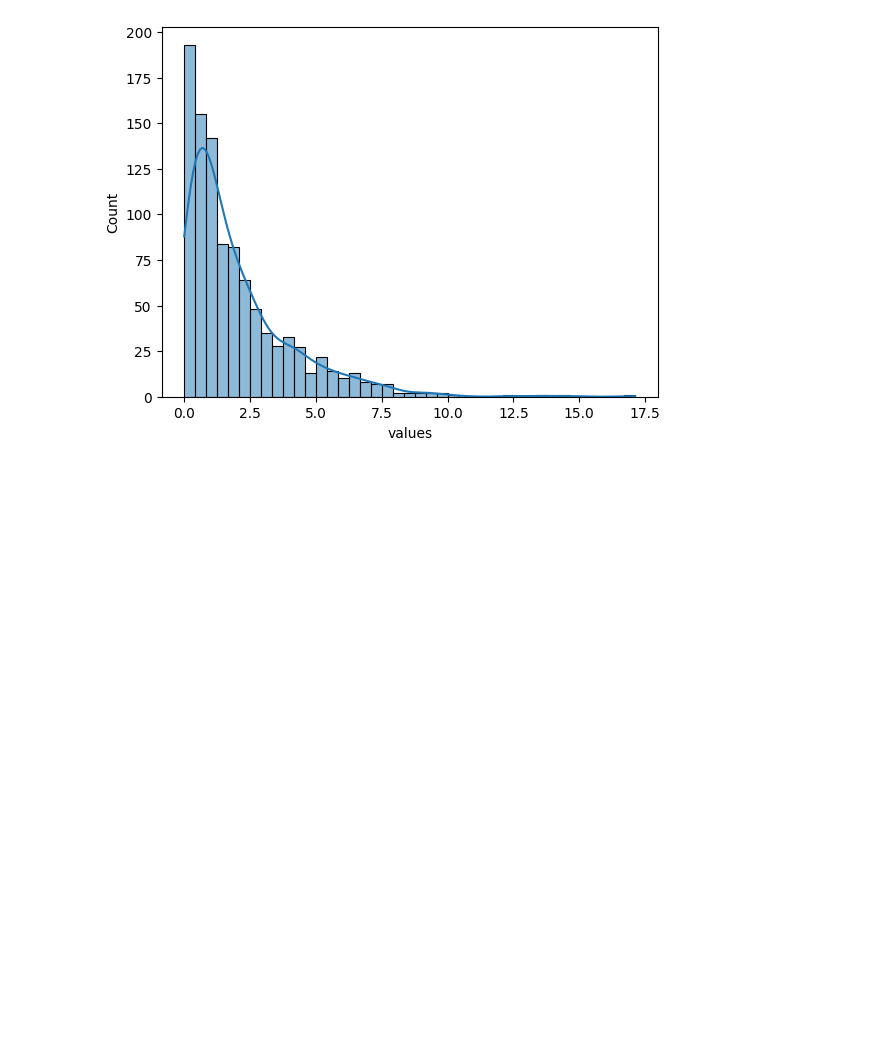
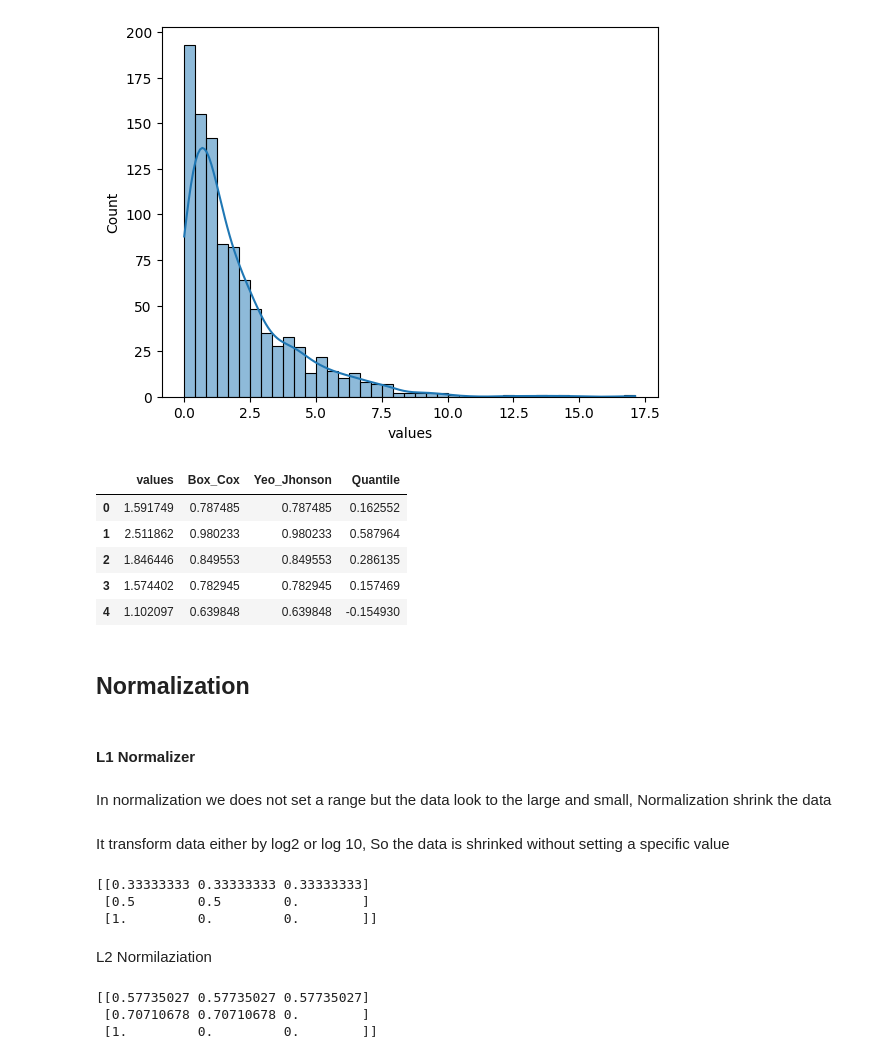
Before and after one commit to iamabutalha/Fun_Learning_ML, a Jupyter notebook: scaling.ipynb, the cells around one changed output. Cells and saved outputs as stored; diff of their text form; code cells hidden in the pictures; blank space fills up the shorter version.

```diff
--- a/scaling.ipynb
+++ b/scaling.ipynb
@@ -176,11 +170,49 @@ sns.histplot(df['values'], kde=True)
 # %%
 from sklearn.preprocessing import PowerTransformer
 from sklearn.preprocessing import QuantileTransformer
 
 pt_boxcox = PowerTransformer(method='box-cox', standardize=False)
 pt_yeo_jhonson = PowerTransformer(method='yeo-johnson', standardize=False)
 qt_normal = QuantileTransformer(output_distribution='normal')
 
 
 # boxcox k liye data must be positive
 df['Box_Cox']  = pt_boxcox.fit_transform(df[['values']] + 1)
+df['Yeo_Jhonson'] = pt_yeo_jhonson.fit_transform(df[['values']])
+df['Quantile'] = qt_normal.fit_transform(df[['values']])
+df.head()
+# %% [output]
+|  | values | Box_Cox | Yeo_Jhonson | Quantile |
+| 0 | 1.591749 | 0.787485 | 0.787485 | 0.162552 |
+| 1 | 2.511862 | 0.980233 | 0.980233 | 0.587964 |
+| 2 | 1.846446 | 0.849553 | 0.849553 | 0.286135 |
+| 3 | 1.574402 | 0.782945 | 0.782945 | 0.157469 |
+| 4 | 1.102097 | 0.639848 | 0.639848 | -0.154930 |
+# %% [markdown]
+## Normalization
+# %% [markdown]
+#### L1 Normalizer
+# %% [markdown]
+In normalization we does not set a range but the data look to the large and small, Normalization shrink the data
+# %% [markdown]
+It transform data either by log2 or log 10, So the data is shrinked without setting a specific value
+# %%
+from sklearn.preprocessing import Normalizer
+data = [[1, 1, 1], [1, 1, 0], [1, 0, 0]]
+normalizer = Normalizer(norm='l1')
+print(normalizer.fit_transform(data))
+# %% [output]
+[[0.33333333 0.33333333 0.33333333]
+ [0.5        0.5        0.        ]
+ [1.         0.         0.        ]]
+# %% [markdown]
+L2 Normilaziation
+# %%
+from sklearn.preprocessing import Normalizer
+data = [[1, 1, 1], [1, 1, 0], [1, 0, 0]]
+normalizer = Normalizer(norm='l2')
+print(normalizer.fit_transform(data))
+# %% [output]
+[[0.57735027 0.57735027 0.57735027]
+ [0.70710678 0.70710678 0.        ]
+ [1.         0.         0.        ]]
```
Also changed, not shown: parts of 8 cells of this notebook, 2 other files.
